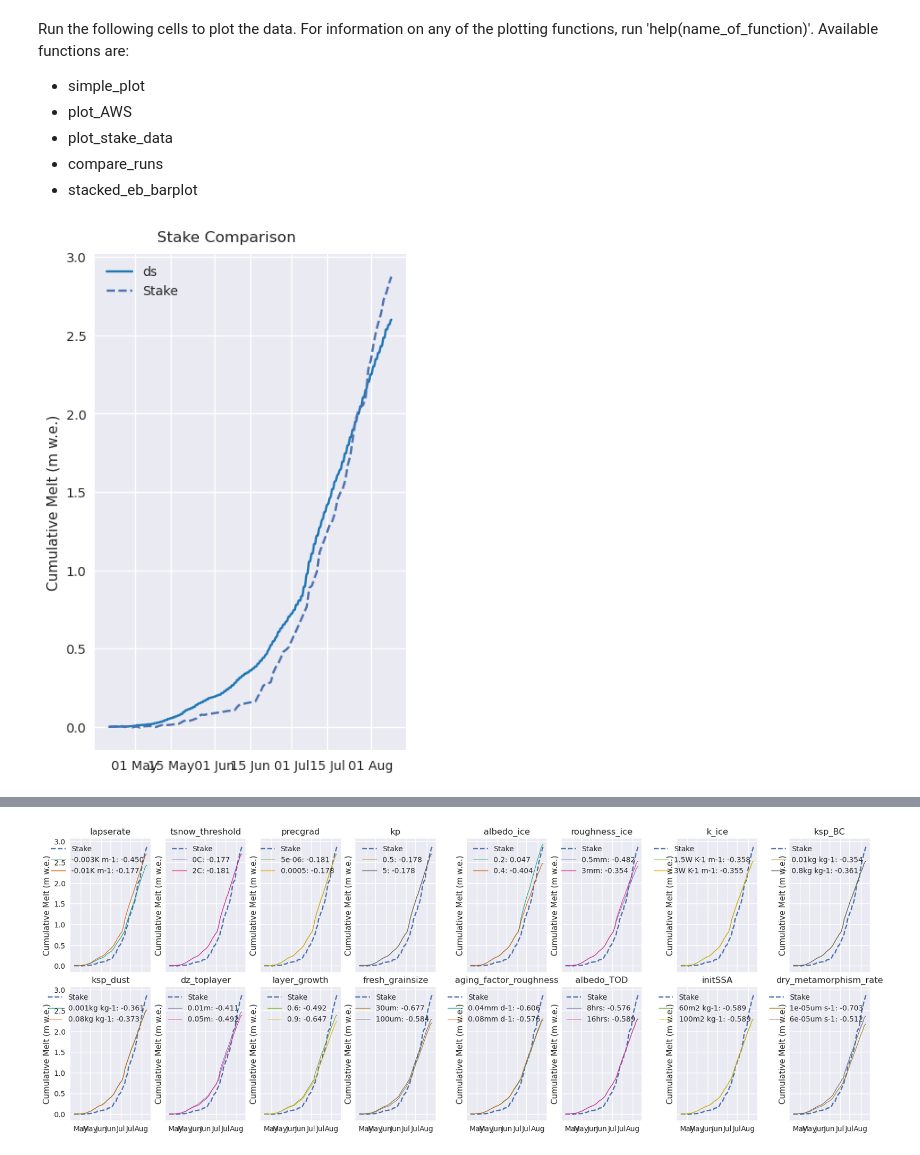
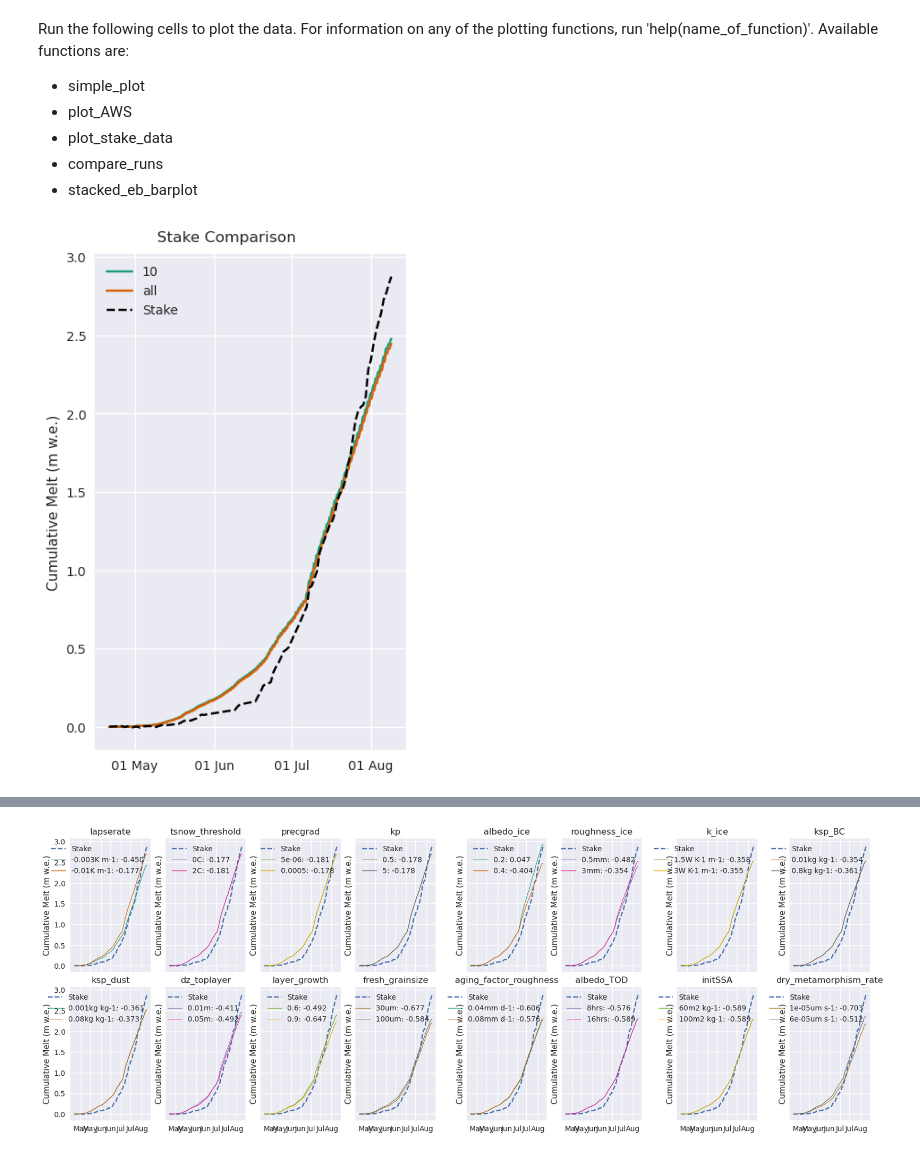
Before and after one commit to drounce/PyGEM, a Jupyter notebook: pygem_eb/processing/ebplotting.ipynb, the cells around one changed output, grey strips where cells are left out. Drawn from its saved outputs; the diff is of its cells as text; code cells hidden in the pictures.

```diff
--- a/pygem_eb/processing/ebplotting.ipynb
+++ b/pygem_eb/processing/ebplotting.ipynb
@@ -23,12 +19,13 @@ Run the following cells to plot the data. For information on any of the plotting
 - stacked_eb_barplot
 # %%
 # Load in the data and get the dates available for the model run
-output_fn = '~/research/Output/EB/Gulkana_2024_01_25_0.nc'
+# output_fn = '~/research/Output/EB/Gulkana_2024_01_25_0.nc' # good base run
+output_fn = '~/research/Output/EB/Gulkana_2024_02_01_10.nc'
 ds,startdate,enddate = getds(output_fn)
 bin = 0
 stake_df = pd.read_csv('~/research/MB_data/Stakes/gulkanaAB23.csv')
 temp_df = pd.read_csv('~/research/MB_data/Gulkana/field_data/iButton_2023_all.csv')
 # %%
-plot_stake_ablation(stake_df,[ds],[startdate,enddate],['ds'])
+plot_stake_ablation(stake_df,[ds_10,ds_all],[startdate,enddate],['10','all'])
 # %% [output]
-[figure, old version]
+[figure, new version]
```
Also changed, not shown: parts of 14 cells of this notebook, 11 other files.
